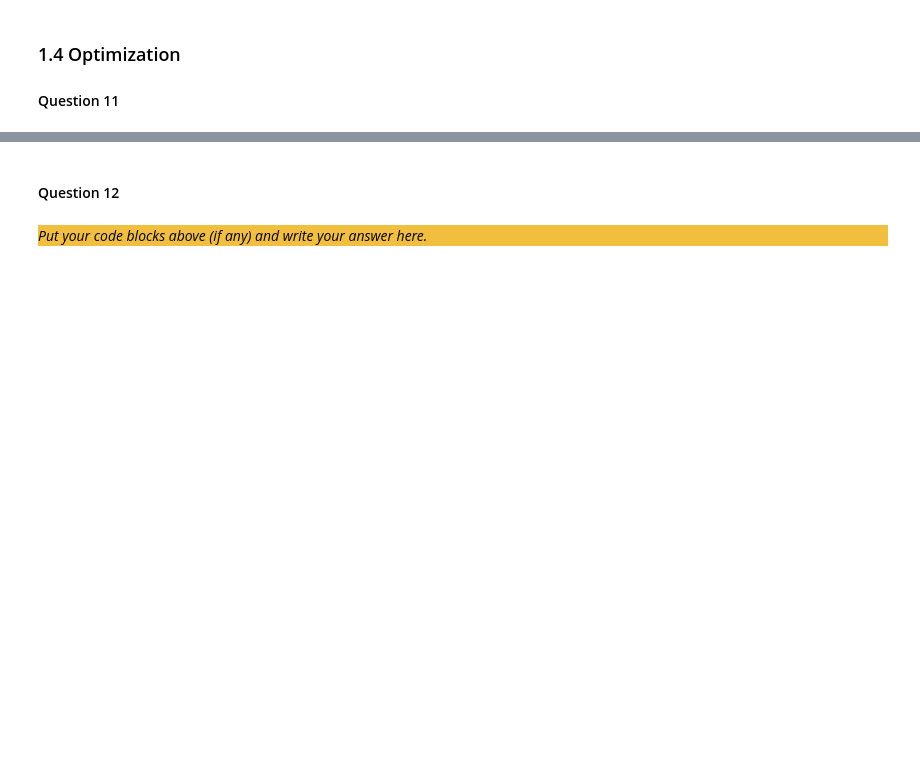
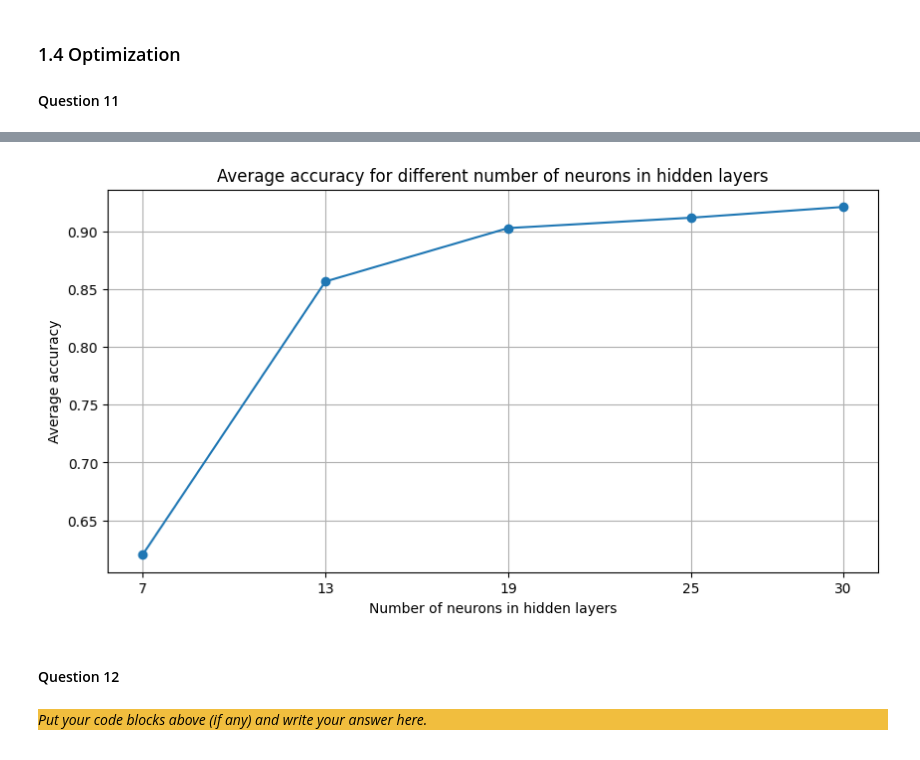
Before and after one commit to zain1290/Artificial-Neural-Network, a Jupyter notebook: src/Drago.ipynb, the cells around one changed output, grey strips where cells are left out. Cells and saved outputs as stored; diff of their text form; code cells hidden in the pictures; blank space fills up the shorter version.

```diff
--- a/src/Drago.ipynb
+++ b/src/Drago.ipynb
@@ -463,3 +522,42 @@ _Put your code blocks above (if any) and write your answer here._
+# %%
+np.random.seed(1234)
+
+# Fix a network with 2 layers
+# Each layer will have a number of neurons in the range [7, 30]
+neurons = [7, 13, 19, 25, 30]
+neurons_to_average_acc = []
+num_iter = 10
+
+for neuron_count in neurons:
+
+    accuracies_for_setup = []
+    for _ in range(num_iter):
+
+        p = Network([Linear(10, neuron_count, init_strategy="he"), Activation(ReLU()),
+                     Linear(neuron_count, neuron_count, init_strategy="he"), Activation(ReLU()),
+                      Linear(neuron_count, neuron_count, init_strategy="he"), Activation(ReLU()),
+                     Linear(neuron_count, 7, init_strategy="xavier")])
+
+        train(p, features[train_idx], labels[train_idx],
+                              SoftmaxCrossEntropy(),
+                              lambda x: np.argmax(x, axis=1),
+                              lr=0.1, epochs=200)
+
+        predicted_labels = np.argmax( p.forward(features[test_idx]), axis=1)
+        accuracies_for_setup.append(accuracy(labels[test_idx], predicted_labels))
+
+    neurons_to_average_acc.append(np.mean(accuracies_for_setup))
+# %%
+plt.figure(figsize=(10, 5))
+plt.plot(neurons, neurons_to_average_acc, marker="o")
+plt.title("Average accuracy for different number of neurons in hidden layers")
+plt.xlabel("Number of neurons in hidden layers")
+plt.ylabel("Average accuracy")
+plt.xticks(neurons)
+plt.grid()
+plt.show()
+# %% [output]
+[figure, added]
 # %% [markdown]
 #### Question 12
 # %% [markdown]
```
Also changed, not shown: parts of 6 cells of this notebook.
